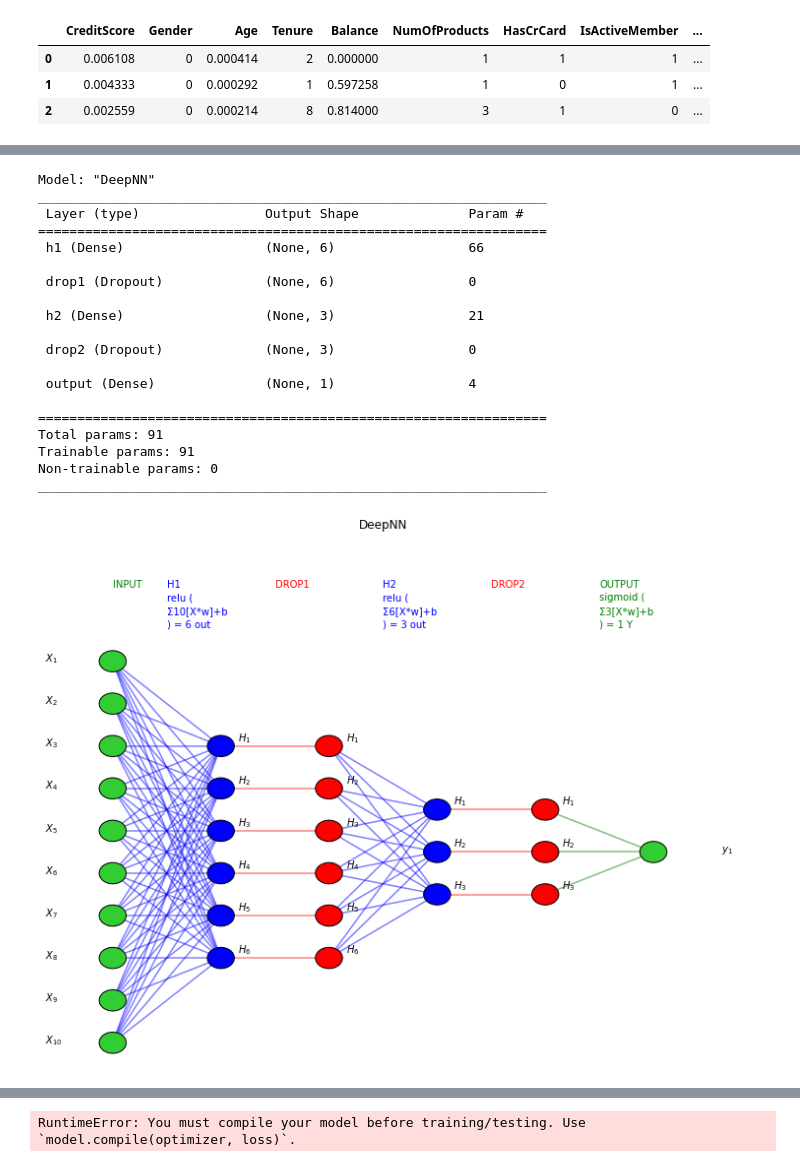
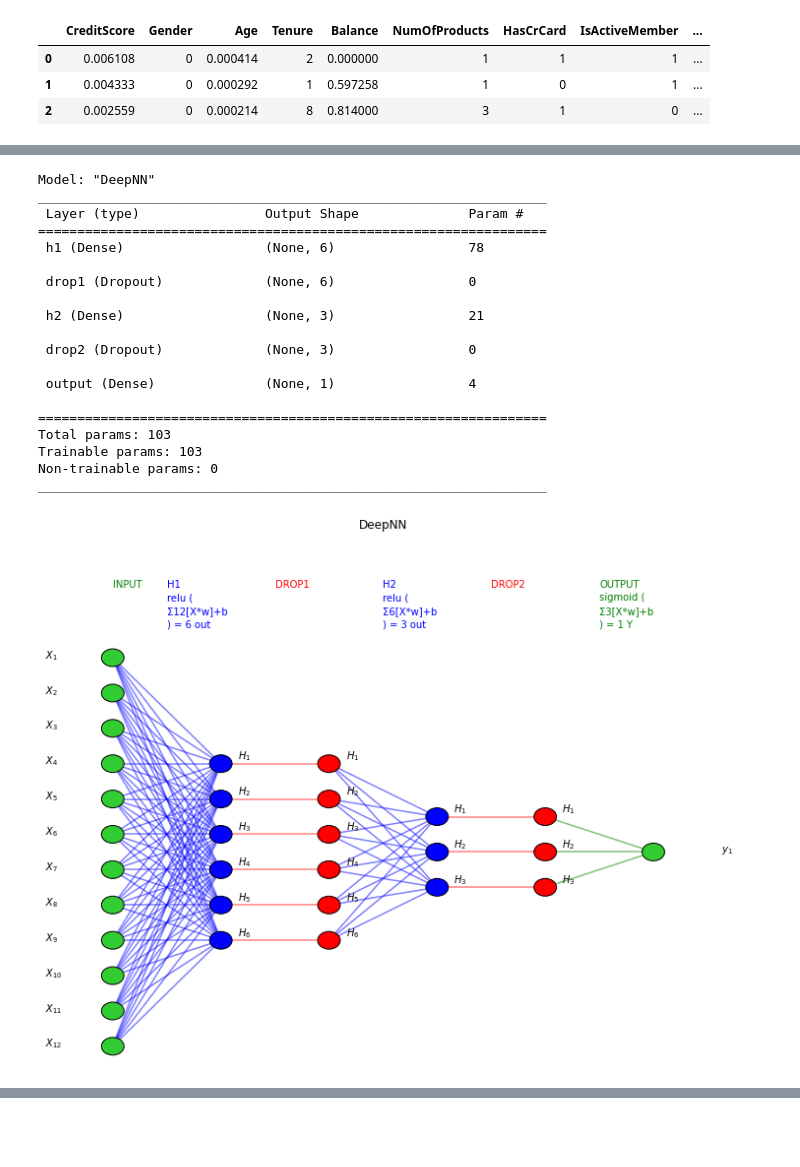
Before and after one commit to protovici/Data-Sciences, a Jupyter notebook: TensorFlow_Dev/churn_prediction.ipynb, the cells around one changed output, grey strips where cells are left out. Saved outputs shown, nothing was run; the diff lists cells and outputs as text; code cells hidden in the pictures; blank space fills up the shorter version.

```diff
--- a/TensorFlow_Dev/churn_prediction.ipynb
+++ b/TensorFlow_Dev/churn_prediction.ipynb
@@ -182,17 +180,15 @@ import shap
 # %%
-from tensorflow.keras import models, layers, utils, backend as K
-
-n_features = 10
+N_FEATURES = len(x_train.columns)
 
 model = models.Sequential(name="DeepNN", layers=[
     ### hidden layer 1
-    layers.Dense(name="h1", input_dim=n_features,
-                 units=int(round((n_features+1)/2)),
+    layers.Dense(name="h1", input_dim=N_FEATURES,
+                 units=int(round((N_FEATURES+1)/2)),
                  activation='relu'),
     layers.Dropout(name="drop1", rate=0.2),
 
     ### hidden layer 2
-    layers.Dense(name="h2", units=int(round((n_features+1)/4)),
+    layers.Dense(name="h2", units=int(round((N_FEATURES+1)/4)),
                  activation='relu'),
     layers.Dropout(name="drop2", rate=0.2),
 
@@ -287,34 +283,34 @@ def visualize_nn(model, description=False, figsize=(10,8)):
                 line = plt.Line2D([i*x_space+left, (i+1)*x_space+left],
                                   [layer_top_a-m*y_space, layer_top_b-o*y_space],
                                   c=color, alpha=0.5)
                 if layer['activation'] is None:
                     if o == m:
                         ax.add_artist(line)
                 else:
                     ax.add_artist(line)
     plt.show()
 
 visualize_nn(model, description=True, figsize=(10,8))
 
 utils.plot_model(model, to_file='model.png', show_shapes=True, show_layer_names=True)
 # %% [output]
 Model: "DeepNN"
 _________________________________________________________________
  Layer (type)                Output Shape              Param #
 =================================================================
- h1 (Dense)                  (None, 6)                 66
+ h1 (Dense)                  (None, 6)                 78
 
  drop1 (Dropout)             (None, 6)                 0
 
  h2 (Dense)                  (None, 3)                 21
 
  drop2 (Dropout)             (None, 3)                 0
 
  output (Dense)              (None, 1)                 4
 
 =================================================================
-Total params: 91
-Trainable params: 91
+Total params: 103
+Trainable params: 103
 Non-trainable params: 0
 _________________________________________________________________
-[figure, old version]
+[figure, new version]
@@ -322,4 +318,4 @@ _________________________________________________________________
 # %%
-training = model.fit(x = x_train, y = y_train, batch_size = 32, epochs = 10, shuffle = True, verbose = 0, validation_split = 0.2)
+model.compile(optimizer='adam', loss='binary_crossentropy', metrics = ['accuracy'])
+
+training = model.fit(x_train, y_train, batch_size = 32, epochs = 10, shuffle = True, verbose = 0, validation_split = 0.2)
-# %% [output]
-RuntimeError: You must compile your model before training/testing. Use `model.compile(optimizer, loss)`.
```
Also changed, not shown: parts of 5 cells of this notebook, 3 other files.
